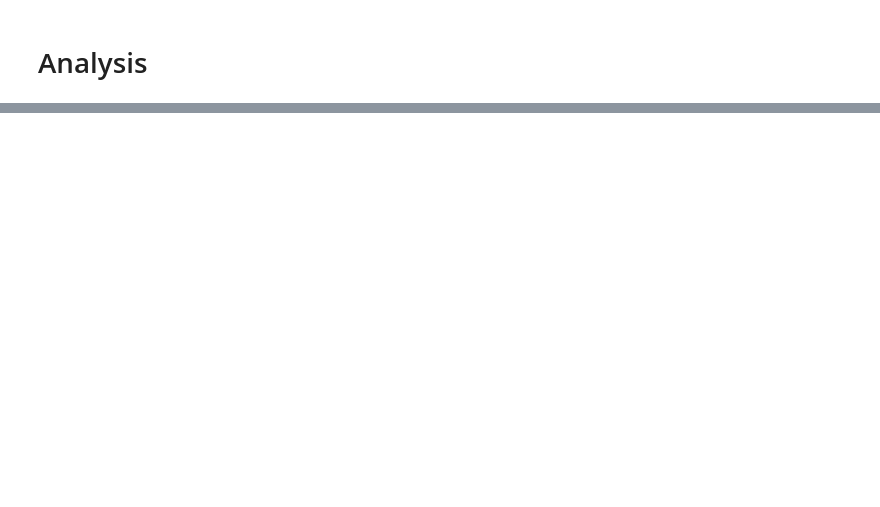
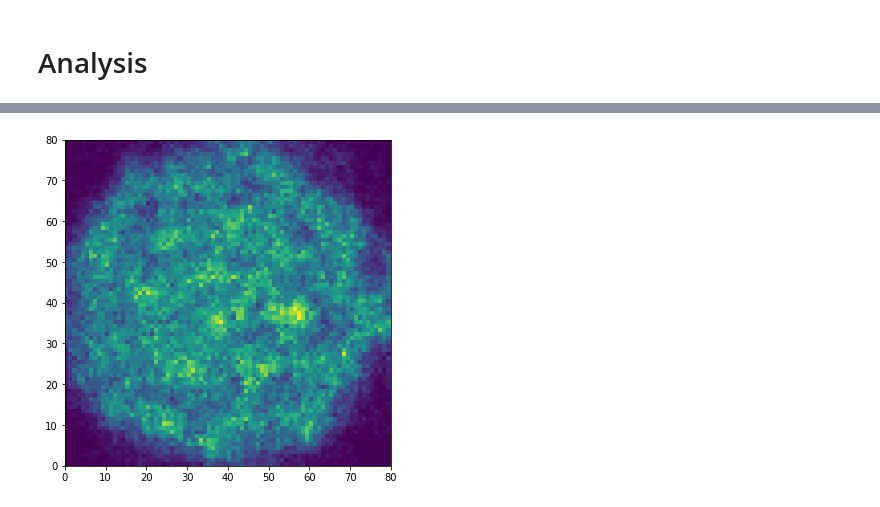
Before and after one commit to KristianWold/FYS4411, a Jupyter notebook: Project1/results.ipynb, the cells around one changed output, grey strips where cells are left out. Drawn from its saved outputs; the diff is of its cells as text; code cells hidden in the pictures; blank space fills up the shorter version.

```diff
--- a/Project1/results.ipynb
+++ b/Project1/results.ipynb
@@ -75,3 +92,34 @@ plt.show()
+# %%
+r = np.linspace(-5, 5, 200)
+
+N = 3
+
+def f(q,i):
+    pos = np.loadtxt(f"data1/configuration_{i}.txt").reshape(-1,2)
+    density = src.oneBodyDensity(pos, r, mode = "2D")
+    q.put(density)
+
+q = Queue()
+
+processes = [Process(target = f, args=(q,i)) for i in range(N)]
+
+for p in processes:
+    p.start()
+
+
+density = q.get()
+for i in range(N-1):
+    density += q.get()
+
+density /= N
+# %%
+fig = plt.figure(figsize = (8,6))
+ax = fig.add_subplot(111)
+ax.set_aspect("equal")
+ax.pcolormesh(density)
+plt.show()
+# %% [output]
+[figure, added]
 # %%
 np.random.seed(42)
 N = 1000
```
Also changed, not shown: parts of 10 cells of this notebook, 8 other files.
